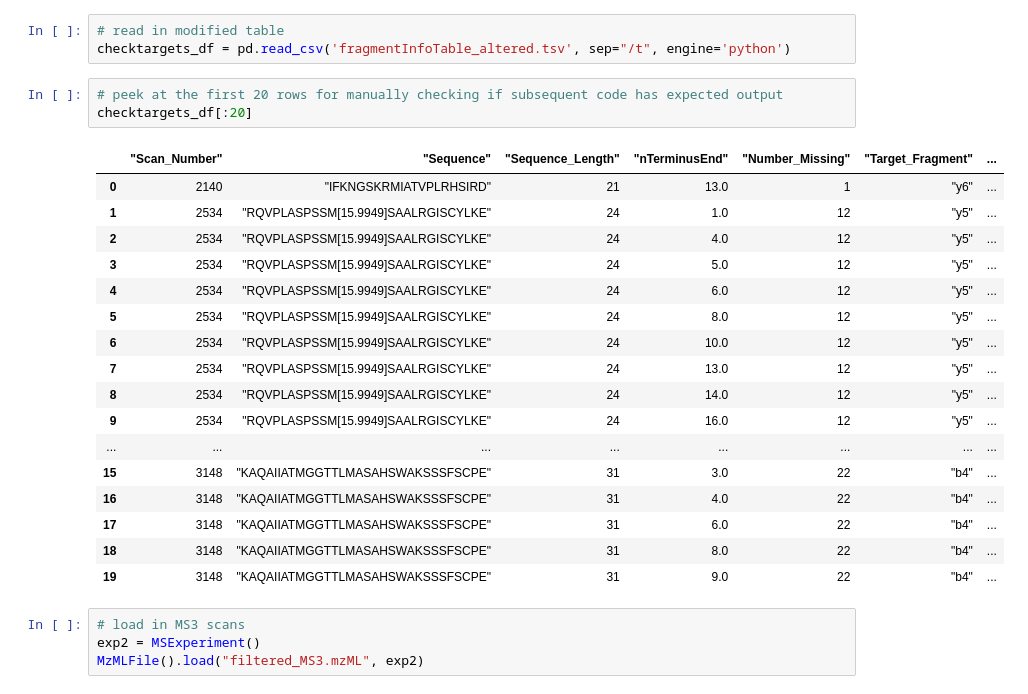
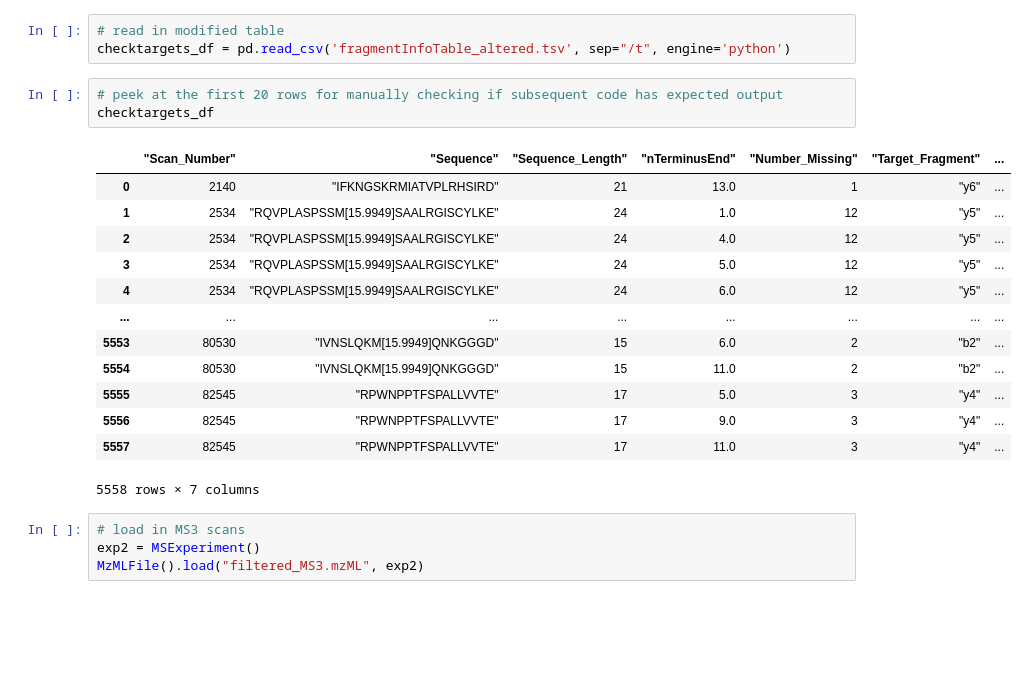
Before and after one commit to miaruppel/DeNovo, a Jupyter notebook: DeNovo_main.ipynb, the cells around one changed output. Drawn from its saved outputs; the diff is of its cells as text; blank space fills up the shorter version.

```diff
--- a/DeNovo_main.ipynb
+++ b/DeNovo_main.ipynb
@@ -206,25 +206,21 @@ fragment_df
 checktargets_df = pd.read_csv('fragmentInfoTable_altered.tsv', sep="/t", engine='python')
 # %%
 # peek at the first 20 rows for manually checking if subsequent code has expected output
-checktargets_df[:20]
+checktargets_df
 # %% [output]
 |  | "Scan_Number" | "Sequence" | "Sequence_Length" | "nTerminusEnd" | "Number_Missing" | "Target_Fragment" | ... |
 | 0 | 2140 | "IFKNGSKRMIATVPLRHSIRD" | 21 | 13.0 | 1 | "y6" | ... |
 | 1 | 2534 | "RQVPLASPSSM[15.9949]SAALRGISCYLKE" | 24 | 1.0 | 12 | "y5" | ... |
 | 2 | 2534 | "RQVPLASPSSM[15.9949]SAALRGISCYLKE" | 24 | 4.0 | 12 | "y5" | ... |
 | 3 | 2534 | "RQVPLASPSSM[15.9949]SAALRGISCYLKE" | 24 | 5.0 | 12 | "y5" | ... |
 | 4 | 2534 | "RQVPLASPSSM[15.9949]SAALRGISCYLKE" | 24 | 6.0 | 12 | "y5" | ... |
-| 5 | 2534 | "RQVPLASPSSM[15.9949]SAALRGISCYLKE" | 24 | 8.0 | 12 | "y5" | ... |
-| 6 | 2534 | "RQVPLASPSSM[15.9949]SAALRGISCYLKE" | 24 | 10.0 | 12 | "y5" | ... |
-| 7 | 2534 | "RQVPLASPSSM[15.9949]SAALRGISCYLKE" | 24 | 13.0 | 12 | "y5" | ... |
-| 8 | 2534 | "RQVPLASPSSM[15.9949]SAALRGISCYLKE" | 24 | 14.0 | 12 | "y5" | ... |
-| 9 | 2534 | "RQVPLASPSSM[15.9949]SAALRGISCYLKE" | 24 | 16.0 | 12 | "y5" | ... |
 | ... | ... | ... | ... | ... | ... | ... | ... |
-| 15 | 3148 | "KAQAIIATMGGTTLMASAHSWAKSSSFSCPE" | 31 | 3.0 | 22 | "b4" | ... |
-| 16 | 3148 | "KAQAIIATMGGTTLMASAHSWAKSSSFSCPE" | 31 | 4.0 | 22 | "b4" | ... |
-| 17 | 3148 | "KAQAIIATMGGTTLMASAHSWAKSSSFSCPE" | 31 | 6.0 | 22 | "b4" | ... |
-| 18 | 3148 | "KAQAIIATMGGTTLMASAHSWAKSSSFSCPE" | 31 | 8.0 | 22 | "b4" | ... |
-| 19 | 3148 | "KAQAIIATMGGTTLMASAHSWAKSSSFSCPE" | 31 | 9.0 | 22 | "b4" | ... |
+| 5553 | 80530 | "IVNSLQKM[15.9949]QNKGGGD" | 15 | 6.0 | 2 | "b2" | ... |
+| 5554 | 80530 | "IVNSLQKM[15.9949]QNKGGGD" | 15 | 11.0 | 2 | "b2" | ... |
+| 5555 | 82545 | "RPWNPPTFSPALLVVTE" | 17 | 5.0 | 3 | "y4" | ... |
+| 5556 | 82545 | "RPWNPPTFSPALLVVTE" | 17 | 9.0 | 3 | "y4" | ... |
+| 5557 | 82545 | "RPWNPPTFSPALLVVTE" | 17 | 11.0 | 3 | "y4" | ... |
+5558 rows × 7 columns
 # %%
 # load in MS3 scans
 exp2 = MSExperiment()
```
Also changed, not shown: parts of 21 cells of this notebook.
